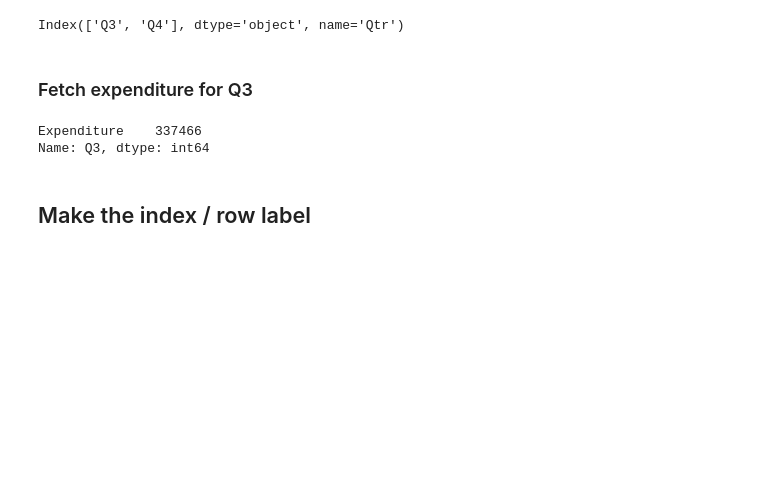
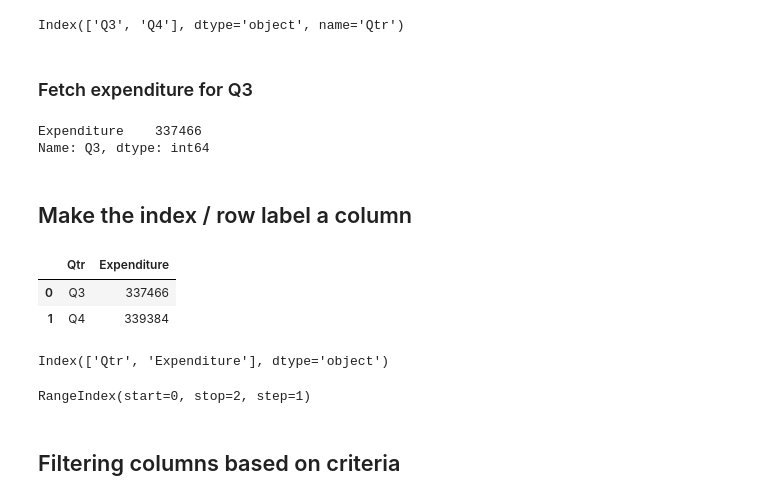
Before and after one commit to asarfraaz/Advanced_Python_Jun2k24, a Jupyter notebook: Sales/Pandas_Toys.ipynb, the cells around one changed output. Drawn from its saved outputs; the diff is of its cells as text; code cells hidden in the pictures; blank space fills up the shorter version.

```diff
--- a/Sales/Pandas_Toys.ipynb
+++ b/Sales/Pandas_Toys.ipynb
@@ -242,4 +250,21 @@ dfq.loc['Q3']
 Expenditure    337466
 Name: Q3, dtype: int64
 # %% [markdown]
-## Make the index / row label
+## Make the index / row label a column
+# %%
+dfq_new = dfq.reset_index()
+dfq_new
+# %% [output]
+|  | Qtr | Expenditure |
+| 0 | Q3 | 337466 |
+| 1 | Q4 | 339384 |
+# %%
+dfq_new.columns
+# %% [output]
+Index(['Qtr', 'Expenditure'], dtype='object')
+# %%
+dfq_new.index
+# %% [output]
+RangeIndex(start=0, stop=2, step=1)
+# %% [markdown]
+## Filtering columns based on criteria
```
Also changed, not shown: parts of 11 cells of this notebook.
